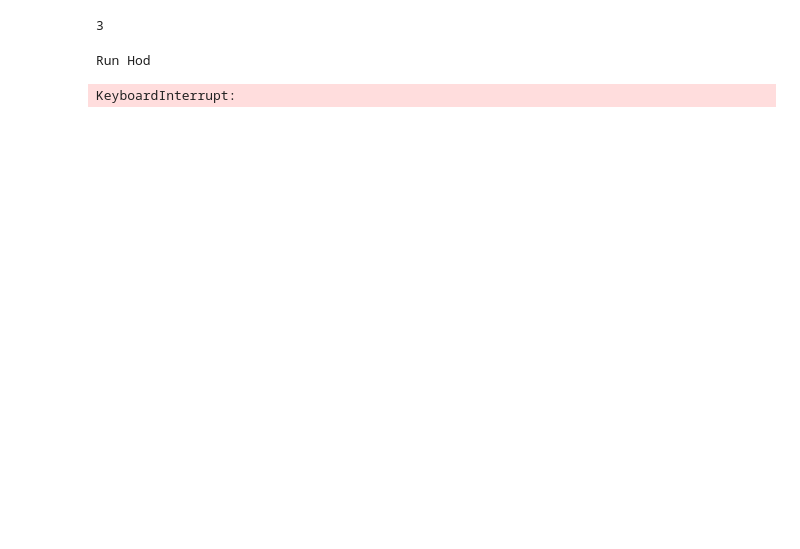
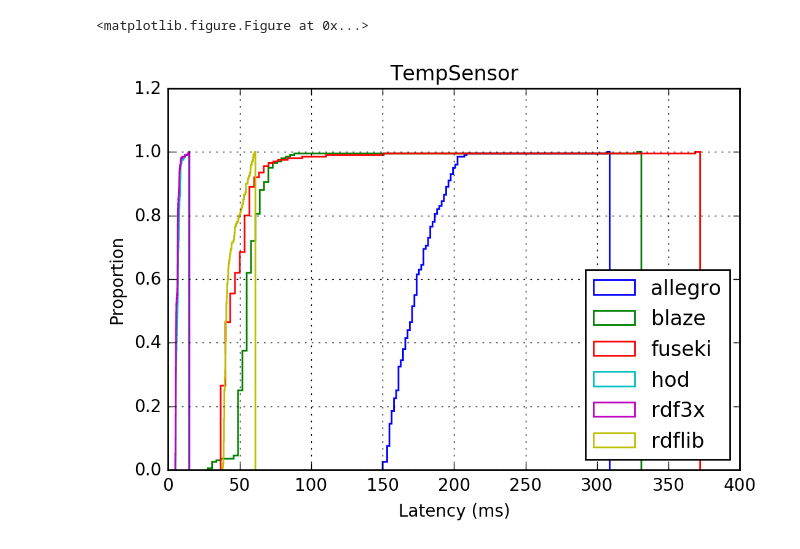
Before and after one commit to gtfierro/brick_database_eval, a Jupyter notebook: rdfrun/Benchmark.ipynb, the cells around one changed output. Saved outputs shown, nothing was run; the diff lists cells and outputs as text; code cells hidden in the pictures; blank space fills up the shorter version.

Commit message:
add run bench file

```diff
--- a/rdfrun/Benchmark.ipynb
+++ b/rdfrun/Benchmark.ipynb
@@ -89,22 +34,0 @@ fig = overlap_cdf(vavdf)
-# %%
-3
-# %% [output]
-3
-# %%
-# Temp Sensor
-q = benchqueries['TempSensor']
-print("Run Hod")
-hod_data= do_runs(hod, q['hod'])
-print("Run RDF3X")
-rdf3x_data = do_runs(rdf3x, q['sparql'])
-print("Run RDFLib")
-rdflib_data = do_runs(rdflib, q['sparql'])
-print("Run Fuseki")
-fuseki_data = do_runs(fuseki, q['sparql'])
-print("Run Allegro")
-allegro_data = do_runs(allegro, q['sparql'])
-print("Run Blaze")
-blaze_data = do_runs(blaze, q['sparql'])
-# %% [output]
-Run Hod
-KeyboardInterrupt:
@@ -112,0 +35,7 @@ vavdf = pd.DataFrame.from_records({'hod':hod_data,'rdf3x':rdf3x_data, 'rdflib':r
+# %%
+tempsensedf = pd.read_csv('tempsense.csv')
+# %%
+fig = overlap_cdf(tempsensedf,"TempSensor")
+# %% [output]
+<matplotlib.figure.Figure at 0x...>
+[figure, added]
```
Also changed, not shown: parts of 9 cells of this notebook, 3 other files.
